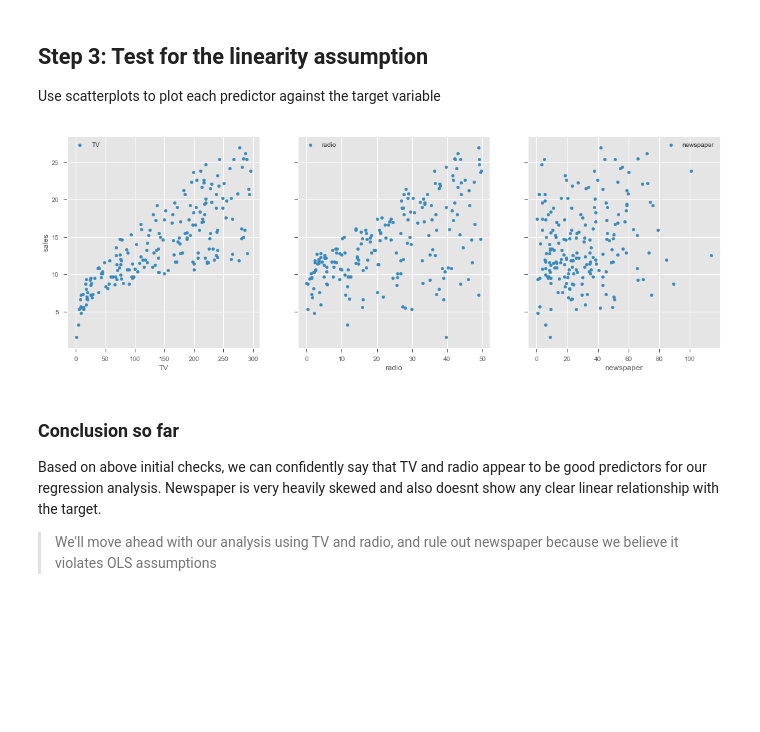
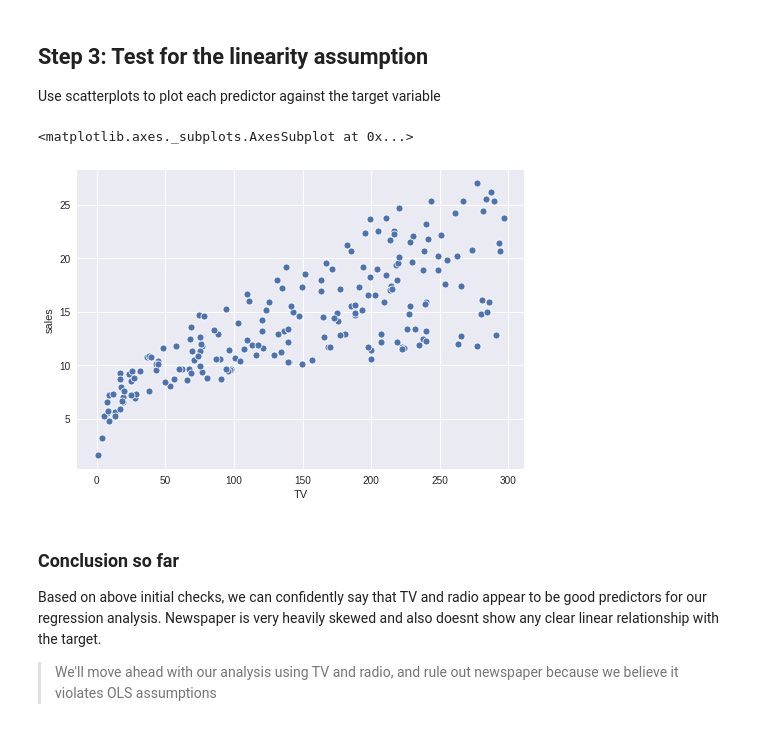
Before and after one commit to fcoba/dsc-ols-statsmodels-lab-dc-ds-career-042219, a Jupyter notebook: index.ipynb, the cells around one changed output. Saved outputs shown, nothing was run; the diff lists cells and outputs as text; code cells hidden in the pictures; blank space fills up the shorter version.

```diff
--- a/index.ipynb
+++ b/index.ipynb
@@ -93,9 +93,10 @@ sns.distplot(df['sales'])
 Use scatterplots to plot each predictor against the target variable
 # %%
 # visualize the relationship between the preditors and the target using scatterplots
-sns.scatterplot(df['TV'],df[sales])
+sns.scatterplot(df['TV'],df['sales'])
 # %% [output]
+<matplotlib.axes._subplots.AxesSubplot at 0x...>
-[figure, old version]
+[figure, new version]
 # %%
 # Record yor observations on linearity here
 # %% [markdown]
```
